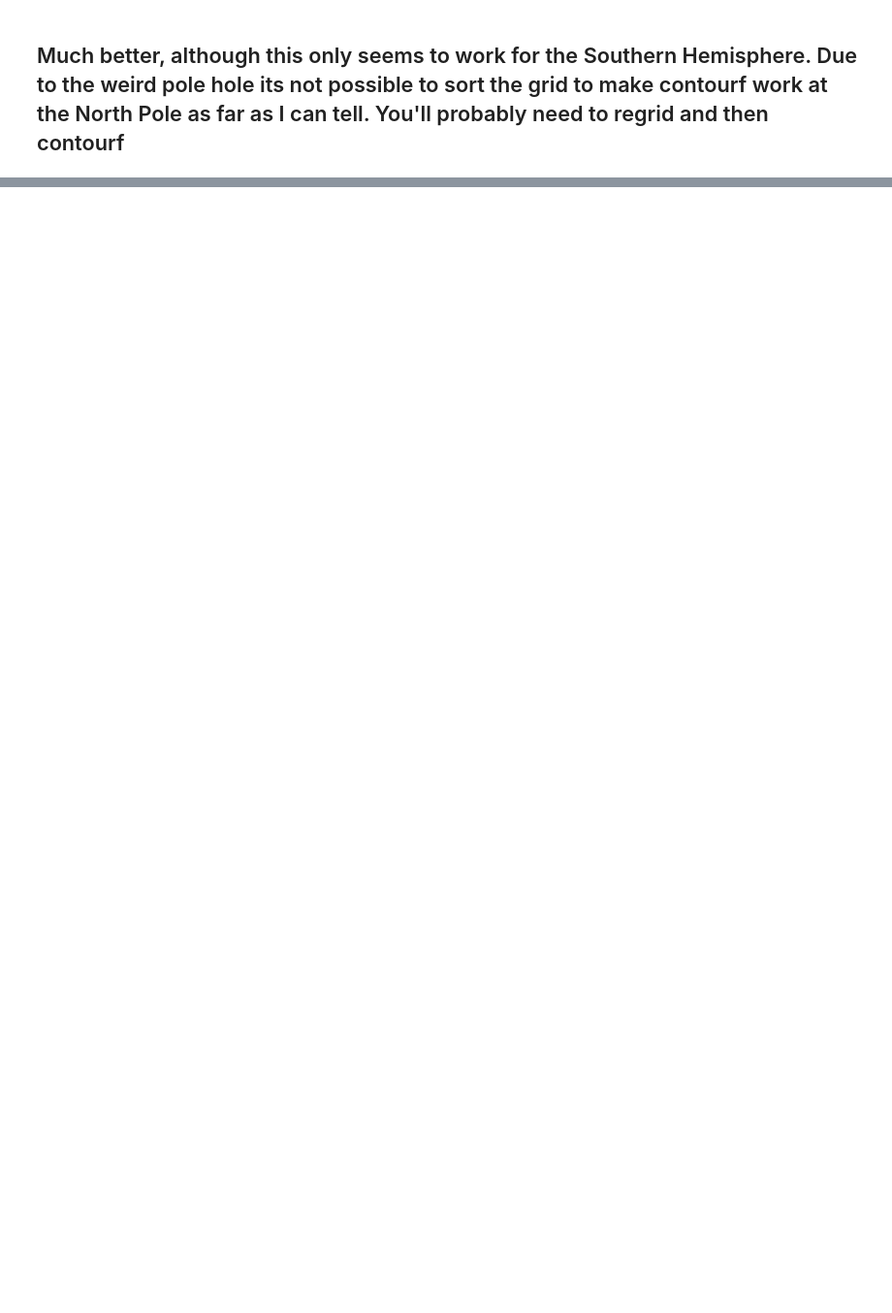
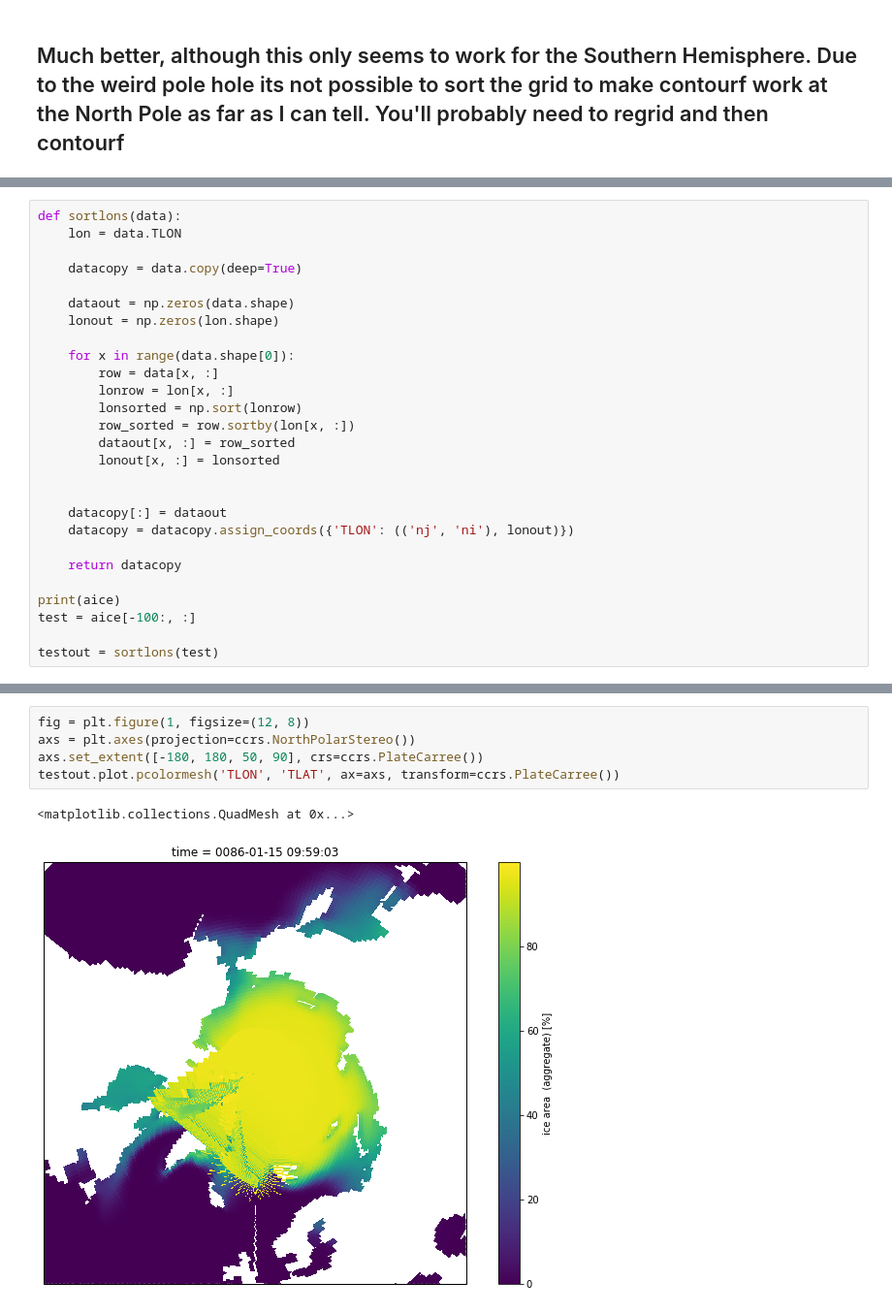
Before and after one commit to cmbitz/HackyHours, a Jupyter notebook: POPplotting_Lesson/popplot.ipynb, the cells around one changed output, grey strips where cells are left out. Shown at 97% size. Cells and saved outputs as stored; diff of their text form; blank space fills up the shorter version.

```diff
--- a/POPplotting_Lesson/popplot.ipynb
+++ b/POPplotting_Lesson/popplot.ipynb
@@ -152,0 +178,27 @@ Text(0.5, 1.0, 'pcolormesh')
+# %%
+def sortlons(data):
+    lon = data.TLON
+
+    datacopy = data.copy(deep=True)
+
+    dataout = np.zeros(data.shape)
+    lonout = np.zeros(lon.shape)
+
+    for x in range(data.shape[0]):
+        row = data[x, :]
+        lonrow = lon[x, :]
+        lonsorted = np.sort(lonrow)
+        row_sorted = row.sortby(lon[x, :])
+        dataout[x, :] = row_sorted
+        lonout[x, :] = lonsorted
+
+
+    datacopy[:] = dataout
+    datacopy = datacopy.assign_coords({'TLON': (('nj', 'ni'), lonout)})
+
+    return datacopy
+
+print(aice)
+test = aice[-100:, :]
+
+testout = sortlons(test)
@@ -152,0 +220,8 @@ Text(0.5, 1.0, 'pcolormesh')
+# %%
+fig = plt.figure(1, figsize=(12, 8))
+axs = plt.axes(projection=ccrs.NorthPolarStereo())
+axs.set_extent([-180, 180, 50, 90], crs=ccrs.PlateCarree())
+testout.plot.pcolormesh('TLON', 'TLAT', ax=axs, transform=ccrs.PlateCarree())
+# %% [output]
+<matplotlib.collections.QuadMesh at 0x...>
+[figure, added]
```
Also changed, not shown: parts of 9 cells of this notebook.
